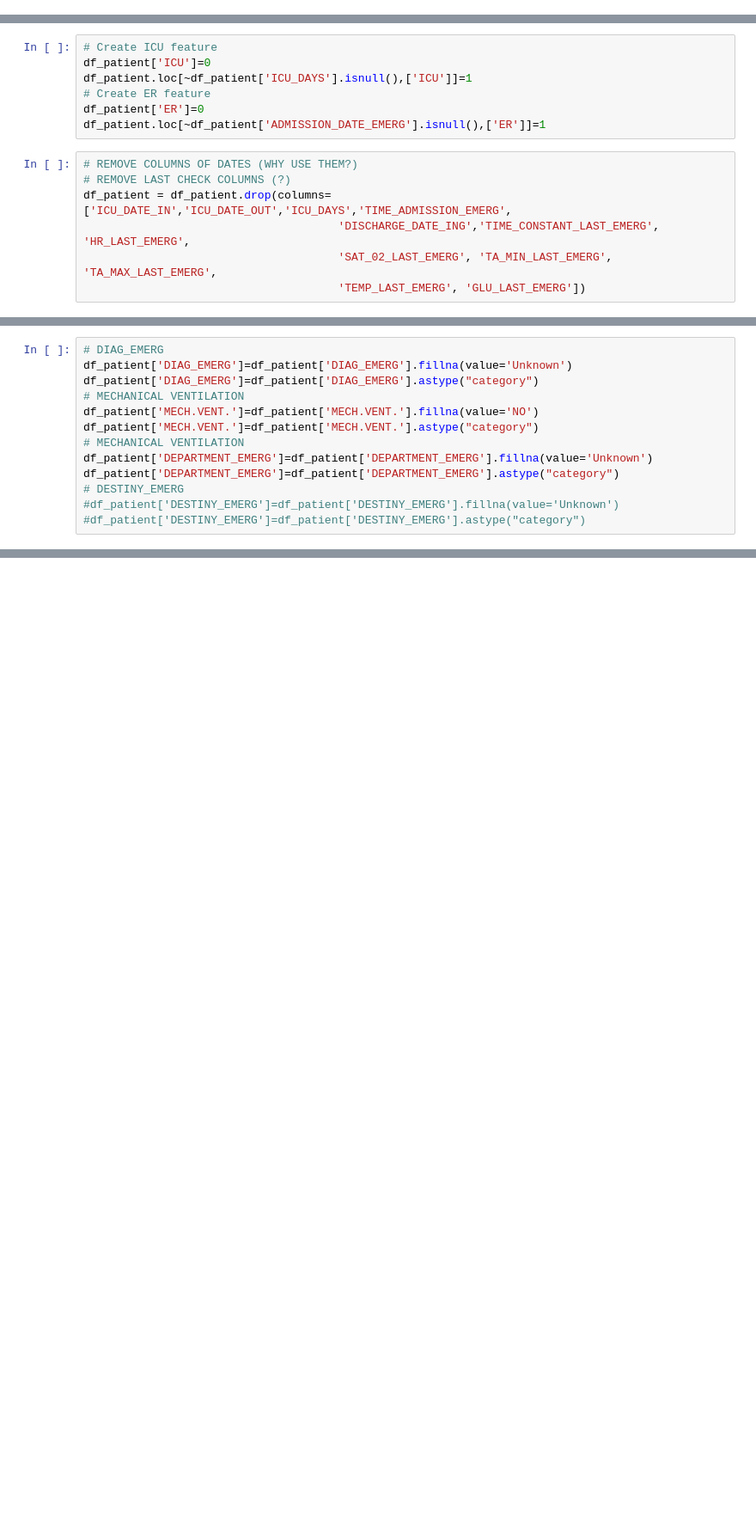
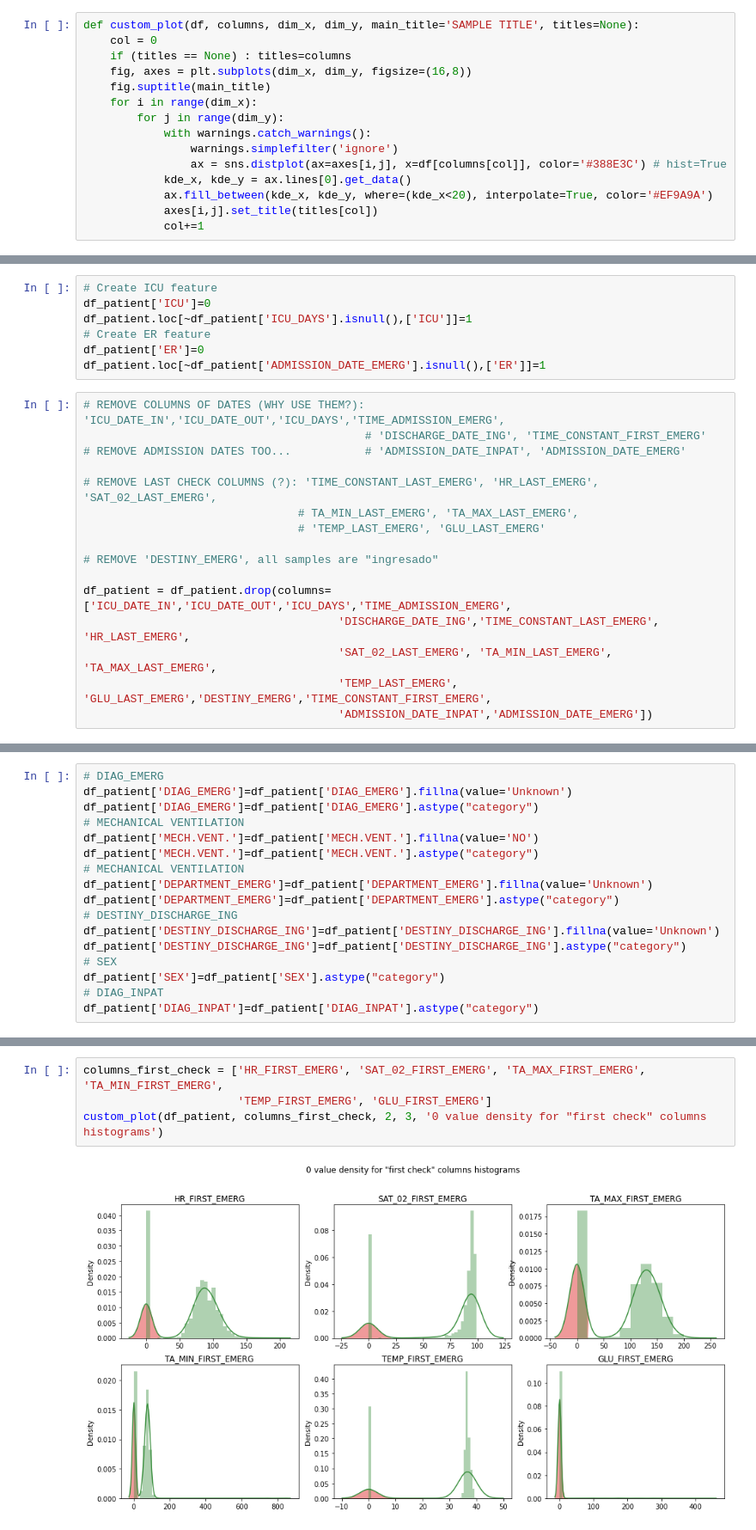
Before and after one commit to unaicarbajo/one-class-covid19, a Jupyter notebook: covid19_prognosis.ipynb, the cells around one changed output, grey strips where cells are left out. Shown at 86% size. Saved outputs shown, nothing was run; the diff lists cells and outputs as text; blank space fills up the shorter version.

Commit message:
Finishing categorical missing data filling, plotting 'first-check' columns' missing data and outliers

```diff
--- a/covid19_prognosis.ipynb
+++ b/covid19_prognosis.ipynb
@@ -21,3 +38,18 @@ def column_percentage(df, column, main_label):
         return len(df.loc[df[column]==main_label])/len(df)
     except:
         return -1
+# %%
+def custom_plot(df, columns, dim_x, dim_y, main_title='SAMPLE TITLE', titles=None):
+    col = 0
+    if (titles == None) : titles=columns
+    fig, axes = plt.subplots(dim_x, dim_y, figsize=(16,8))
+    fig.suptitle(main_title)
+    for i in range(dim_x):
+        for j in range(dim_y):
+            with warnings.catch_warnings():
+                warnings.simplefilter('ignore')
+                ax = sns.distplot(ax=axes[i,j], x=df[columns[col]], color='#388E3C') # hist=True
+            kde_x, kde_y = ax.lines[0].get_data()
+            ax.fill_between(kde_x, kde_y, where=(kde_x<20), interpolate=True, color='#EF9A9A')
+            axes[i,j].set_title(titles[col])
+            col+=1
@@ -104,9 +140,18 @@ df_patient.loc[~df_patient['ICU_DAYS'].isnull(),['ICU']]=1
 df_patient['ER']=0
 df_patient.loc[~df_patient['ADMISSION_DATE_EMERG'].isnull(),['ER']]=1
 # %%
-# REMOVE COLUMNS OF DATES (WHY USE THEM?)
-# REMOVE LAST CHECK COLUMNS (?)
+# REMOVE COLUMNS OF DATES (WHY USE THEM?): 'ICU_DATE_IN','ICU_DATE_OUT','ICU_DAYS','TIME_ADMISSION_EMERG',
+                                          # 'DISCHARGE_DATE_ING', 'TIME_CONSTANT_FIRST_EMERG'
+# REMOVE ADMISSION DATES TOO...           # 'ADMISSION_DATE_INPAT', 'ADMISSION_DATE_EMERG'
+
+# REMOVE LAST CHECK COLUMNS (?): 'TIME_CONSTANT_LAST_EMERG', 'HR_LAST_EMERG', 'SAT_02_LAST_EMERG',
+                                # TA_MIN_LAST_EMERG', 'TA_MAX_LAST_EMERG',
+                                # 'TEMP_LAST_EMERG', 'GLU_LAST_EMERG'
+
+# REMOVE 'DESTINY_EMERG', all samples are "ingresado"
+
 df_patient = df_patient.drop(columns=['ICU_DATE_IN','ICU_DATE_OUT','ICU_DAYS','TIME_ADMISSION_EMERG',
                                       'DISCHARGE_DATE_ING','TIME_CONSTANT_LAST_EMERG', 'HR_LAST_EMERG',
                                       'SAT_02_LAST_EMERG', 'TA_MIN_LAST_EMERG', 'TA_MAX_LAST_EMERG',
-                                      'TEMP_LAST_EMERG', 'GLU_LAST_EMERG'])
+                                      'TEMP_LAST_EMERG', 'GLU_LAST_EMERG','DESTINY_EMERG','TIME_CONSTANT_FIRST_EMERG',
+                                      'ADMISSION_DATE_INPAT','ADMISSION_DATE_EMERG'])
@@ -146,6 +194,10 @@ df_patient['MECH.VENT.']=df_patient['MECH.VENT.'].astype("category")
 # MECHANICAL VENTILATION
 df_patient['DEPARTMENT_EMERG']=df_patient['DEPARTMENT_EMERG'].fillna(value='Unknown')
 df_patient['DEPARTMENT_EMERG']=df_patient['DEPARTMENT_EMERG'].astype("category")
-# DESTINY_EMERG
-#df_patient['DESTINY_EMERG']=df_patient['DESTINY_EMERG'].fillna(value='Unknown')
-#df_patient['DESTINY_EMERG']=df_patient['DESTINY_EMERG'].astype("category")
+# DESTINY_DISCHARGE_ING
+df_patient['DESTINY_DISCHARGE_ING']=df_patient['DESTINY_DISCHARGE_ING'].fillna(value='Unknown')
+df_patient['DESTINY_DISCHARGE_ING']=df_patient['DESTINY_DISCHARGE_ING'].astype("category")
+# SEX
+df_patient['SEX']=df_patient['SEX'].astype("category")
+# DIAG_INPAT
+df_patient['DIAG_INPAT']=df_patient['DIAG_INPAT'].astype("category")
@@ -151,0 +246,6 @@ df_patient['DEPARTMENT_EMERG']=df_patient['DEPARTMENT_EMERG'].astype("category")
+# %%
+columns_first_check = ['HR_FIRST_EMERG', 'SAT_02_FIRST_EMERG', 'TA_MAX_FIRST_EMERG', 'TA_MIN_FIRST_EMERG',
+                       'TEMP_FIRST_EMERG', 'GLU_FIRST_EMERG']
+custom_plot(df_patient, columns_first_check, 2, 3, '0 value density for "first check" columns histograms')
+# %% [output]
+[figure, added]
```
Also changed, not shown: parts of 20 cells of this notebook.
